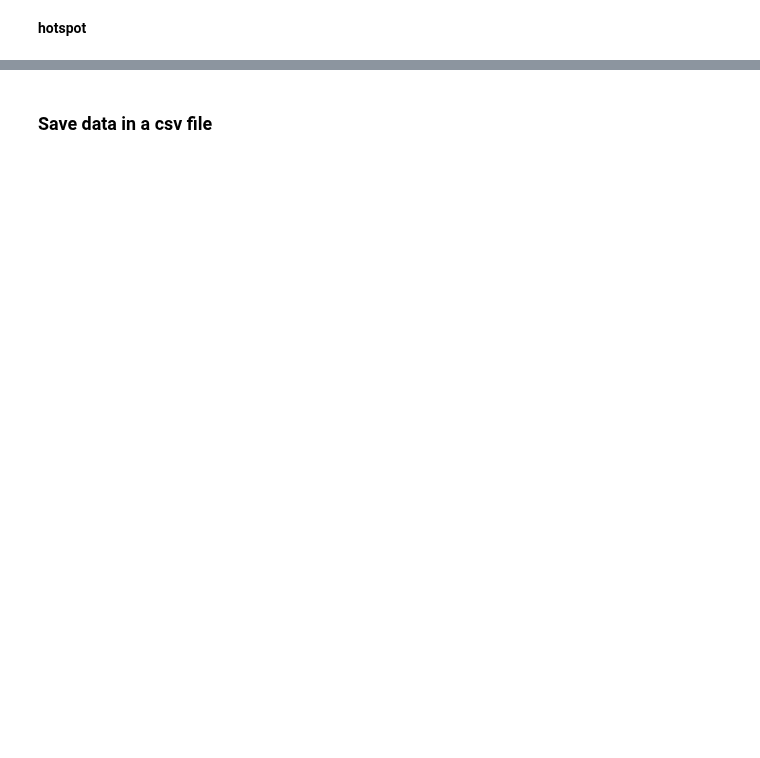
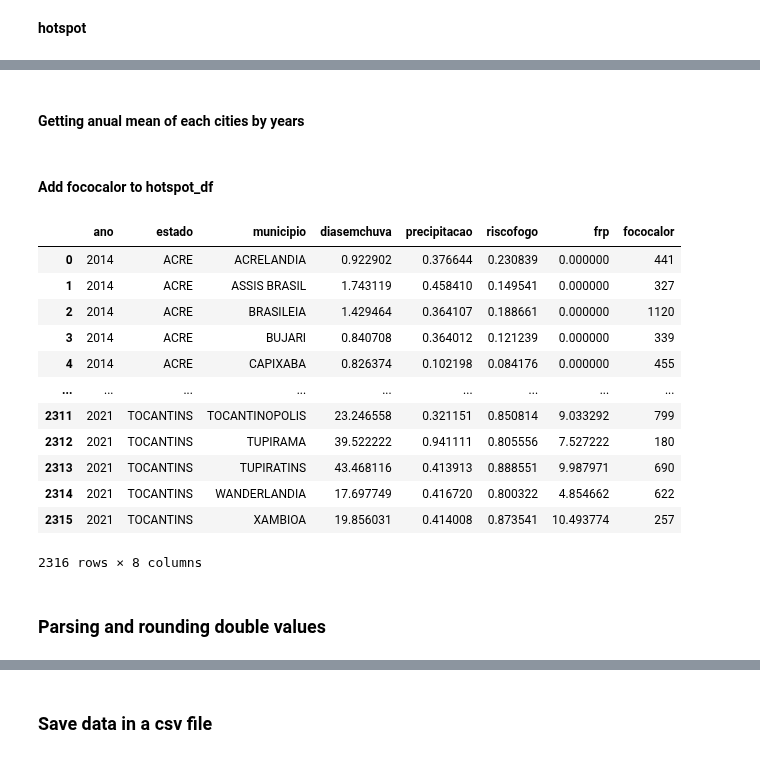
Before and after one commit to faustofcjr/amazon-social-progress, a Jupyter notebook: data_preparation.ipynb, the cells around one changed output, grey strips where cells are left out. Cells and saved outputs as stored; diff of their text form; code cells hidden in the pictures; blank space fills up the shorter version.

Commit message:
- Parsing and rounding double values - Data visualization

```diff
--- a/data_preparation.ipynb
+++ b/data_preparation.ipynb
@@ -441,0 +522,4 @@ hotspot_df.loc[(hotspot_df.ano > 2018) & (hotspot_df.ano < 2021), "ano"] = 2021
+# %%
+hotspot_size = hotspot_df.groupby(["ano", "estado", "municipio"]).size()
+hotspot_size = hotspot_size.reset_index(name="fococalor")
+hotspot_size
@@ -442,3 +540,5 @@ hotspot_df.loc[(hotspot_df.ano > 2018) & (hotspot_df.ano < 2021), "ano"] = 2021
+# %% [markdown]
+#### Getting anual mean of each cities by years
 # %%
 hotspot_df = hotspot_df.groupby(["ano", "estado", "municipio"]).mean()
 hotspot_df = hotspot_df.reset_index()
@@ -446,3 +545,22 @@ hotspot_df
+# %% [markdown]
+#### Add fococalor to hotspot_df
+# %%
+hotspot_df["fococalor"] = hotspot_size["fococalor"]
+hotspot_df
+# %% [output]
+|  | ano | estado | municipio | diasemchuva | precipitacao | riscofogo | frp | fococalor |
+| 0 | 2014 | ACRE | ACRELANDIA | 0.922902 | 0.376644 | 0.230839 | 0.000000 | 441 |
+| 1 | 2014 | ACRE | ASSIS BRASIL | 1.743119 | 0.458410 | 0.149541 | 0.000000 | 327 |
+| 2 | 2014 | ACRE | BRASILEIA | 1.429464 | 0.364107 | 0.188661 | 0.000000 | 1120 |
+| 3 | 2014 | ACRE | BUJARI | 0.840708 | 0.364012 | 0.121239 | 0.000000 | 339 |
+| 4 | 2014 | ACRE | CAPIXABA | 0.826374 | 0.102198 | 0.084176 | 0.000000 | 455 |
+| ... | ... | ... | ... | ... | ... | ... | ... | ... |
+| 2311 | 2021 | TOCANTINS | TOCANTINOPOLIS | 23.246558 | 0.321151 | 0.850814 | 9.033292 | 799 |
+| 2312 | 2021 | TOCANTINS | TUPIRAMA | 39.522222 | 0.941111 | 0.805556 | 7.527222 | 180 |
+| 2313 | 2021 | TOCANTINS | TUPIRATINS | 43.468116 | 0.413913 | 0.888551 | 9.987971 | 690 |
+| 2314 | 2021 | TOCANTINS | WANDERLANDIA | 17.697749 | 0.416720 | 0.800322 | 4.854662 | 622 |
+| 2315 | 2021 | TOCANTINS | XAMBIOA | 19.856031 | 0.414008 | 0.873541 | 10.493774 | 257 |
+2316 rows × 8 columns
 # %%
 output = pd.merge(hotspot_df, spi_df, left_on=["ano","estado", "municipio"], right_on=["Ano", "Estado", "Município"])
 # %%
@@ -449,0 +568,2 @@ output = result.drop(["Ano", "Município", "Estado"], axis=1)
+# %% [markdown]
+### Parsing and rounding double values
```
Also changed, not shown: parts of 19 cells of this notebook, 2 other files.
